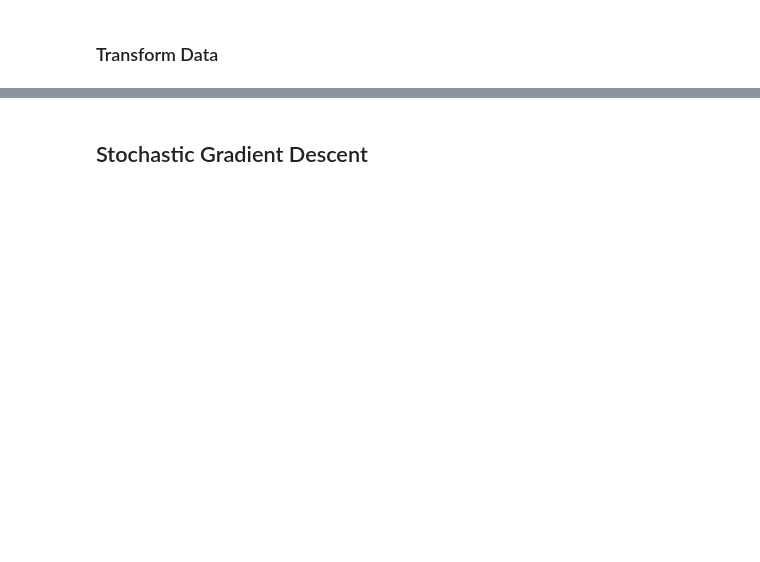
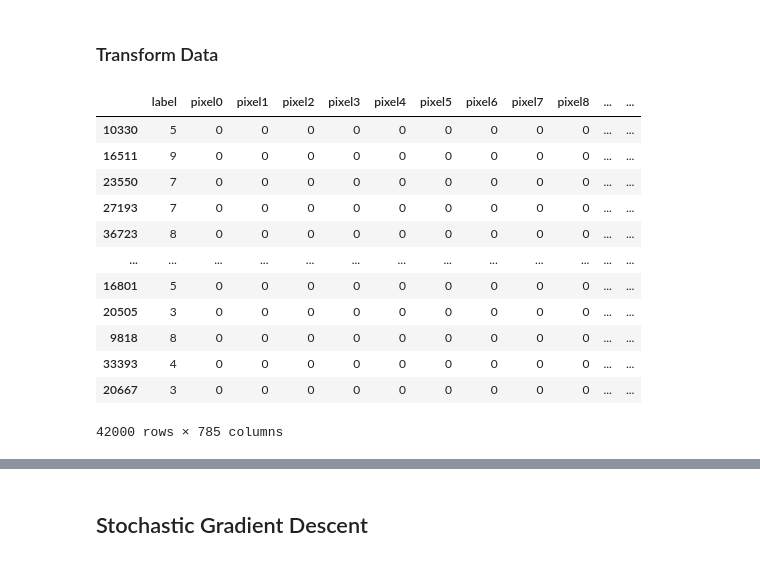
Before and after one commit to kacperczyk-dev-ml-portfolio/mnist-digit-recognizer, a Jupyter notebook: mnist-digit-recognizer.ipynb, the cells around one changed output, grey strips where cells are left out. Cells and saved outputs as stored; diff of their text form; code cells hidden in the pictures; blank space fills up the shorter version.

```diff
--- a/mnist-digit-recognizer.ipynb
+++ b/mnist-digit-recognizer.ipynb
@@ -10,5 +11,5 @@ import numpy as np
 ### Load Data
 # %%
 # In each row, first column contains a label (digit). The remainder 784 columns (28px x 28px image) contain pixel values of 0-255.
-mnist_df = pd.read_csv("data/train.csv")
-mnist_df.head()
+mnist_data = pd.read_csv("data/train.csv")
+mnist_data.head()
@@ -18,4 +24,22 @@ mnist_df
 # %% [markdown]
 ### Transform Data
+# %%
+# Shuffle data
+mnist_data = mnist_data.sample(frac=1, axis=0)
+mnist_data
+# %% [output]
+|  | label | pixel0 | pixel1 | pixel2 | pixel3 | pixel4 | pixel5 | pixel6 | pixel7 | pixel8 | ... | ... |
+| 10330 | 5 | 0 | 0 | 0 | 0 | 0 | 0 | 0 | 0 | 0 | ... | ... |
+| 16511 | 9 | 0 | 0 | 0 | 0 | 0 | 0 | 0 | 0 | 0 | ... | ... |
+| 23550 | 7 | 0 | 0 | 0 | 0 | 0 | 0 | 0 | 0 | 0 | ... | ... |
+| 27193 | 7 | 0 | 0 | 0 | 0 | 0 | 0 | 0 | 0 | 0 | ... | ... |
+| 36723 | 8 | 0 | 0 | 0 | 0 | 0 | 0 | 0 | 0 | 0 | ... | ... |
+| ... | ... | ... | ... | ... | ... | ... | ... | ... | ... | ... | ... | ... |
+| 16801 | 5 | 0 | 0 | 0 | 0 | 0 | 0 | 0 | 0 | 0 | ... | ... |
+| 20505 | 3 | 0 | 0 | 0 | 0 | 0 | 0 | 0 | 0 | 0 | ... | ... |
+| 9818 | 8 | 0 | 0 | 0 | 0 | 0 | 0 | 0 | 0 | 0 | ... | ... |
+| 33393 | 4 | 0 | 0 | 0 | 0 | 0 | 0 | 0 | 0 | 0 | ... | ... |
+| 20667 | 3 | 0 | 0 | 0 | 0 | 0 | 0 | 0 | 0 | 0 | ... | ... |
+42000 rows × 785 columns
 # %%
 # Transpose the data so that the first row will be equal to all the labels and the remainder of rows in each column will be the corresponding pixel value
```
Also changed, not shown: parts of 36 cells of this notebook.
